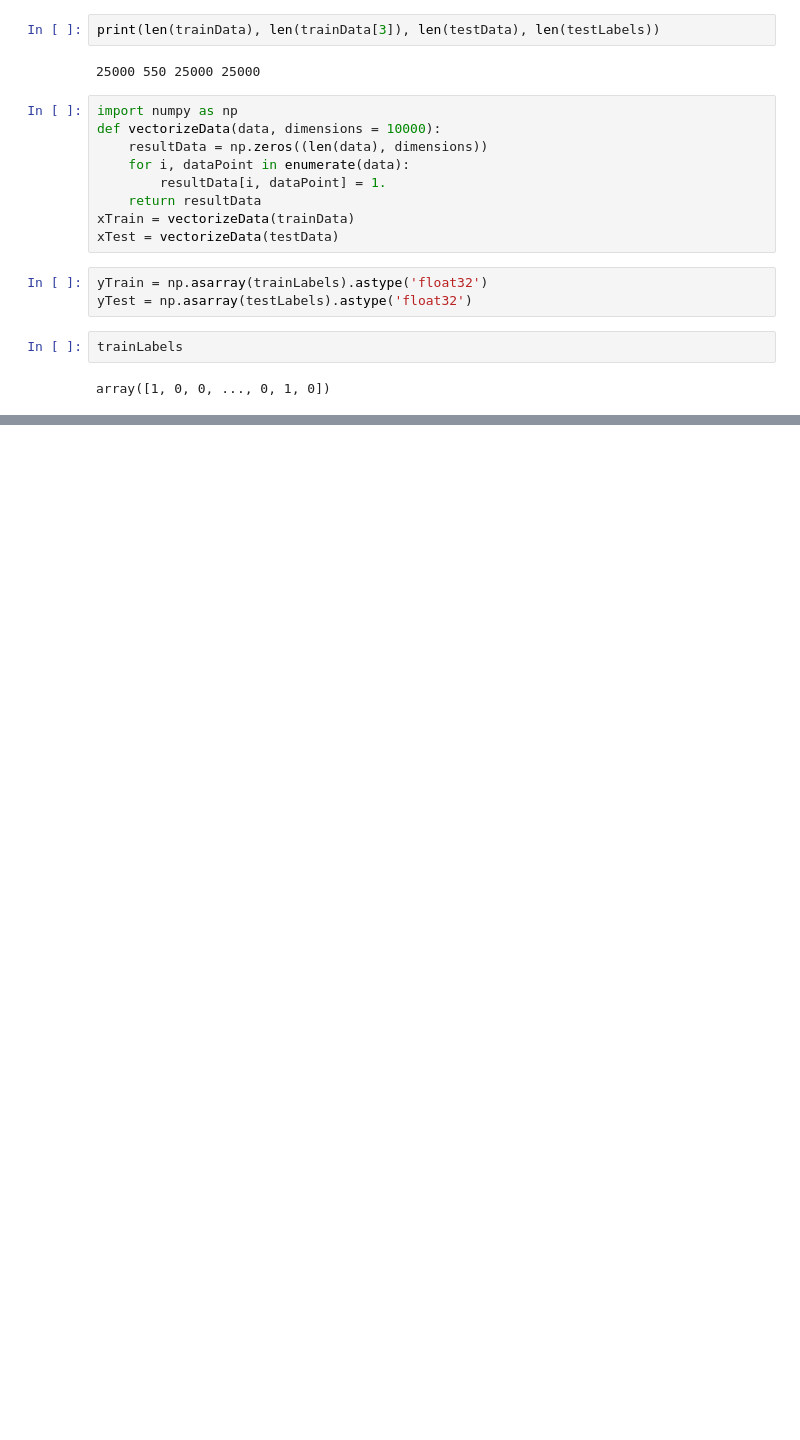
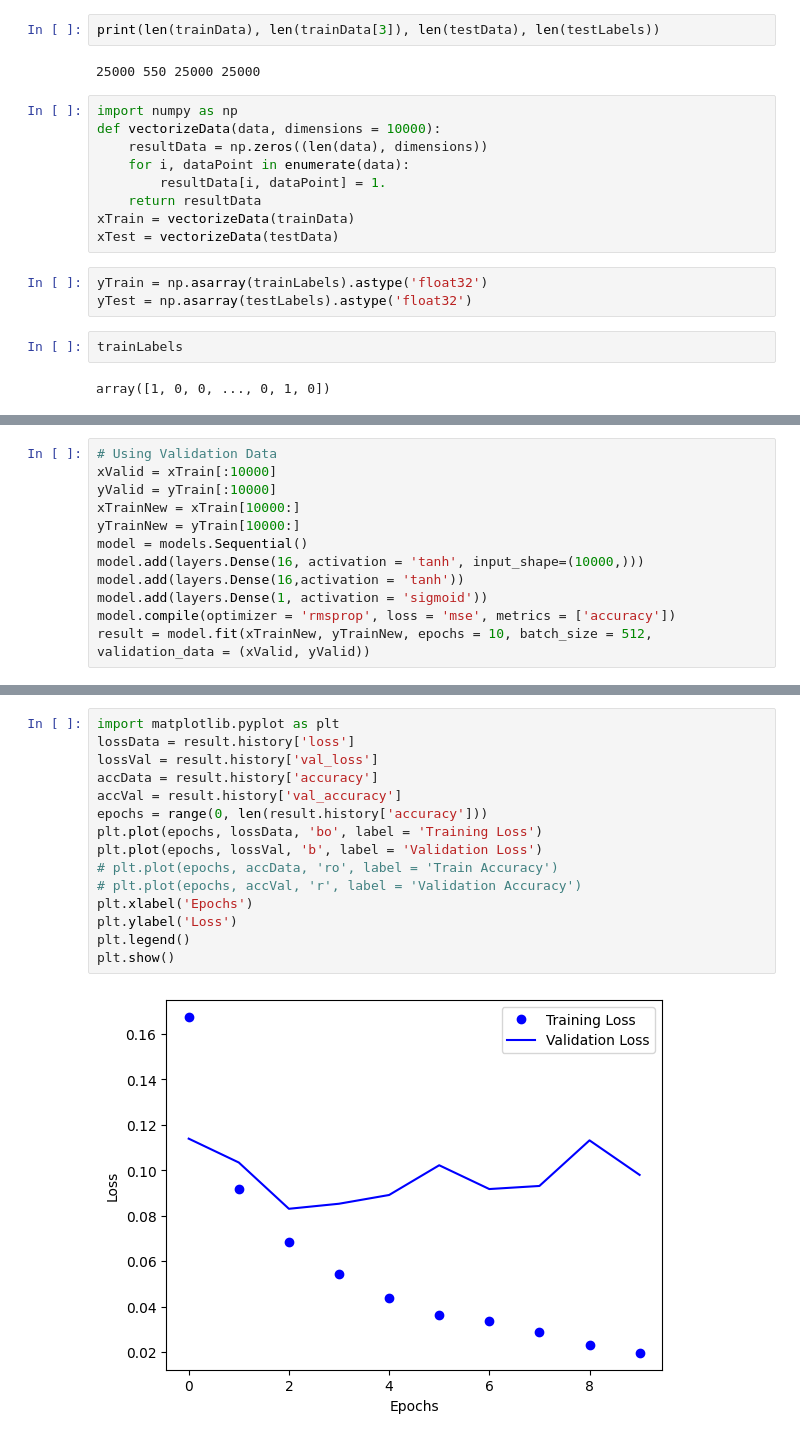
Before and after one commit to Narasim/Python_DLDS, a Jupyter notebook: DLKeras.ipynb, the cells around one changed output, grey strips where cells are left out. Saved outputs shown, nothing was run; the diff lists cells and outputs as text; blank space fills up the shorter version.

```diff
--- a/DLKeras.ipynb
+++ b/DLKeras.ipynb
@@ -159,0 +257,12 @@ array([1, 0, 0, ..., 0, 1, 0])
+# %%
+# Using Validation Data
+xValid = xTrain[:10000]
+yValid = yTrain[:10000]
+xTrainNew = xTrain[10000:]
+yTrainNew = yTrain[10000:]
+model = models.Sequential()
+model.add(layers.Dense(16, activation = 'tanh', input_shape=(10000,)))
+model.add(layers.Dense(16,activation = 'tanh'))
+model.add(layers.Dense(1, activation = 'sigmoid'))
+model.compile(optimizer = 'rmsprop', loss = 'mse', metrics = ['accuracy'])
+result = model.fit(xTrainNew, yTrainNew, epochs = 10, batch_size = 512, validation_data = (xValid, yValid))
@@ -159,0 +290,17 @@ array([1, 0, 0, ..., 0, 1, 0])
+# %%
+import matplotlib.pyplot as plt
+lossData = result.history['loss']
+lossVal = result.history['val_loss']
+accData = result.history['accuracy']
+accVal = result.history['val_accuracy']
+epochs = range(0, len(result.history['accuracy']))
+plt.plot(epochs, lossData, 'bo', label = 'Training Loss')
+plt.plot(epochs, lossVal, 'b', label = 'Validation Loss')
+# plt.plot(epochs, accData, 'ro', label = 'Train Accuracy')
+# plt.plot(epochs, accVal, 'r', label = 'Validation Accuracy')
+plt.xlabel('Epochs')
+plt.ylabel('Loss')
+plt.legend()
+plt.show()
+# %% [output]
+[figure, added]
```
Also changed, not shown: parts of 17 cells of this notebook.
